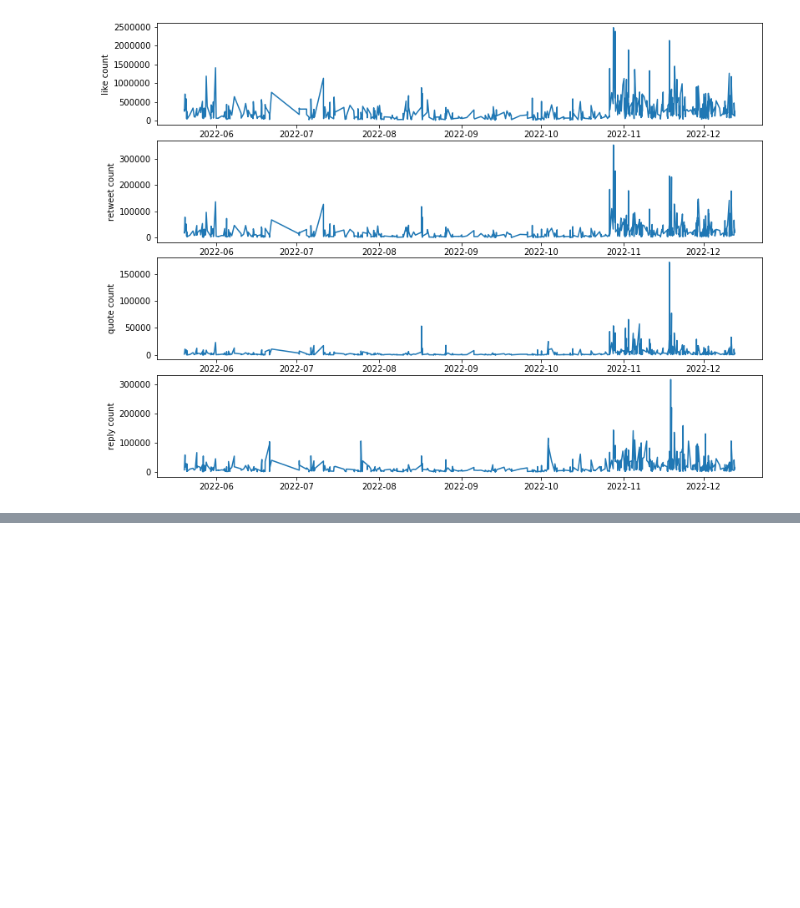
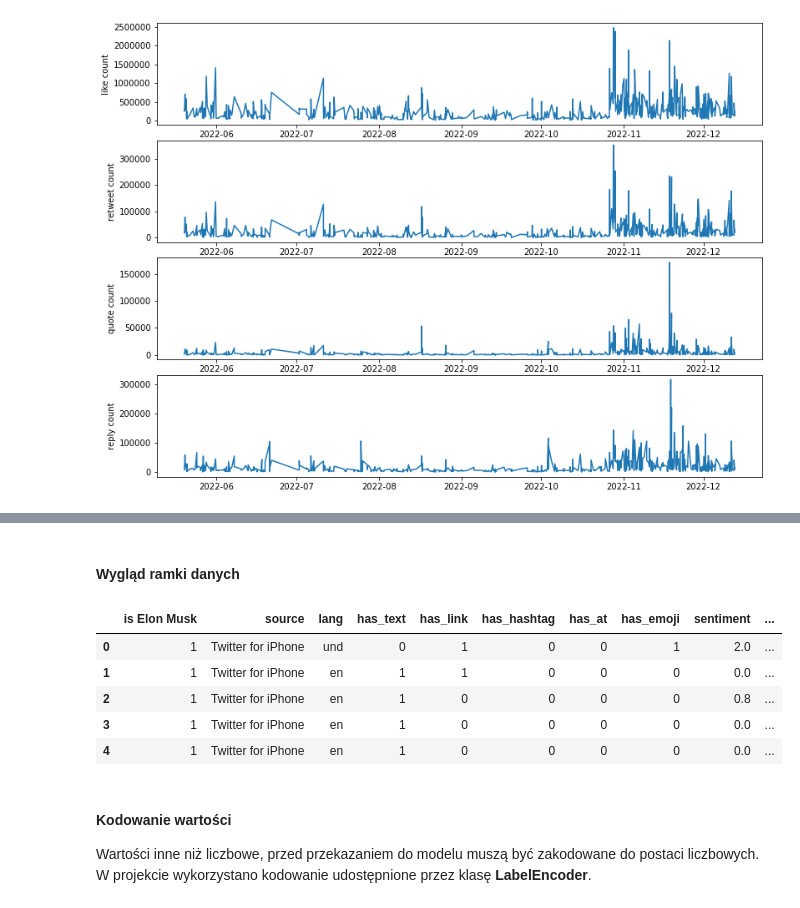
Before and after one commit to Wiktor-99/MAED, a Jupyter notebook: elon_musk_tweet_classification.ipynb, the cells around one changed output, grey strips where cells are left out. Cells and saved outputs as stored; diff of their text form; code cells hidden in the pictures; blank space fills up the shorter version.

Commit message:
Moved milestone 2 to main file

```diff
--- a/elon_musk_tweet_classification.ipynb
+++ b/elon_musk_tweet_classification.ipynb
@@ -409,0 +466,59 @@ plot_charts(data_frame_elon, ylabels)
+# %%
+import sklearn
+import matplotlib.pyplot as plt
+import pandas as pd
+import numpy as np
+import glob
+
+data_folder = 'user_data'
+
+data_frame = pd.read_csv(f'{data_folder}/main_df.csv')
+data_annotations_frame = pd.read_csv(f'{data_folder}/annotation_df.csv')
+old_elon_basic = pd.read_csv(f'{data_folder}/old_elon_basic.csv')
+old_elon_annotations = pd.read_csv(f'{data_folder}/old_elon_annotations.csv')
+
+used_annotations = 3
+max_annotations = 6
+
+
+columns_to_be_dropped = [
+    'created at',
+    'possibly sensitive',
+    'annotations',
+    'retweet count',
+    'reply count',
+    'like count',
+    'quote count']
+
+for i in range(max_annotations - used_annotations):
+    domain = f'context annotations domain {used_annotations + i}'
+    columns_to_be_dropped.extend([domain])
+
+for i in range(max_annotations - 0):
+    context = f'context annotations entity {i}'
+    columns_to_be_dropped.extend([context])
+
+old_elon_data = pd.concat([old_elon_basic, old_elon_annotations], axis=1)
+old_elon_data = old_elon_data.loc[:,~old_elon_data.columns.duplicated()].copy()
+old_elon_data.drop(columns_to_be_dropped, axis=1, inplace=True)
+
+latest_data = pd.concat([data_frame, data_annotations_frame], axis=1)
+latest_data = latest_data.loc[:,~latest_data.columns.duplicated()].copy()
+latest_data.drop(columns_to_be_dropped, axis=1, inplace=True)
+latest_data = pd.concat([latest_data, old_elon_data], axis=0)
+# %% [markdown]
+#### Wygląd ramki danych
+# %%
+latest_data.head()
+# %% [output]
+|  | is Elon Musk | source | lang | has_text | has_link | has_hashtag | has_at | has_emoji | sentiment | ... |
+| 0 | 1 | Twitter for iPhone | und | 0 | 1 | 0 | 0 | 1 | 2.0 | ... |
+| 1 | 1 | Twitter for iPhone | en | 1 | 1 | 0 | 0 | 0 | 0.0 | ... |
+| 2 | 1 | Twitter for iPhone | en | 1 | 0 | 0 | 0 | 0 | 0.8 | ... |
+| 3 | 1 | Twitter for iPhone | en | 1 | 0 | 0 | 0 | 0 | 0.0 | ... |
+| 4 | 1 | Twitter for iPhone | en | 1 | 0 | 0 | 0 | 0 | 0.0 | ... |
+# %% [markdown]
+#### Kodowanie wartości
+
+Wartości inne niż liczbowe, przed przekazaniem do modelu muszą być zakodowane do postaci liczbowych.
+W projekcie wykorzystano kodowanie udostępnione przez klasę **LabelEncoder**.
```
Also changed, not shown: parts of 20 cells of this notebook, 1 other file.
